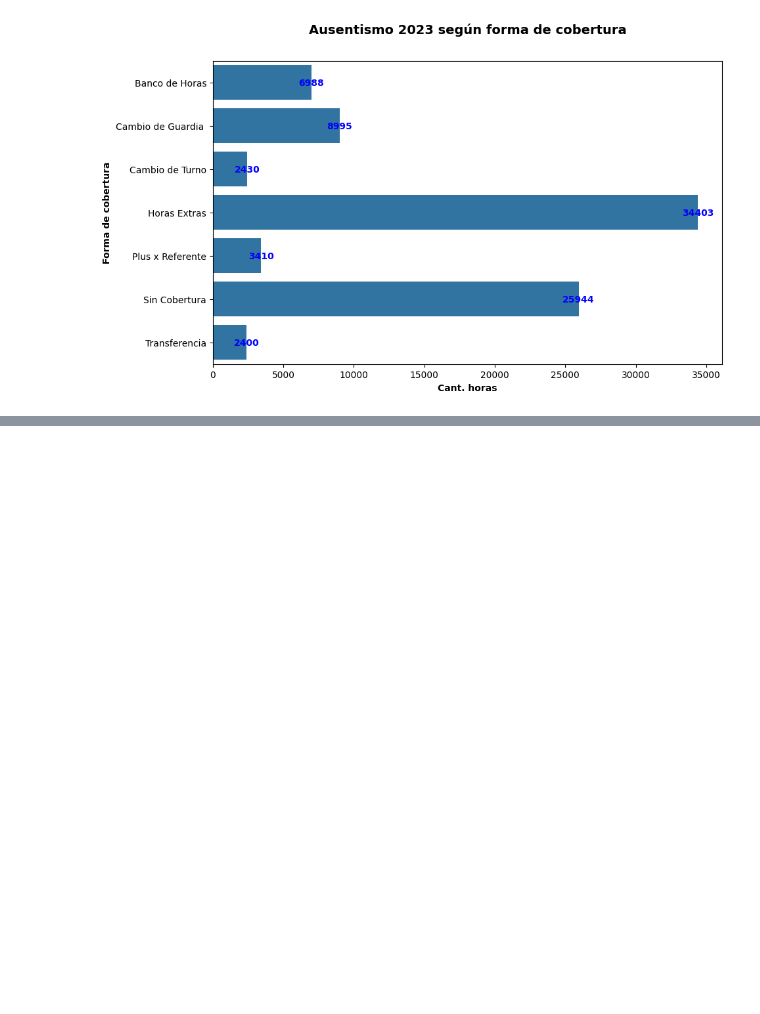
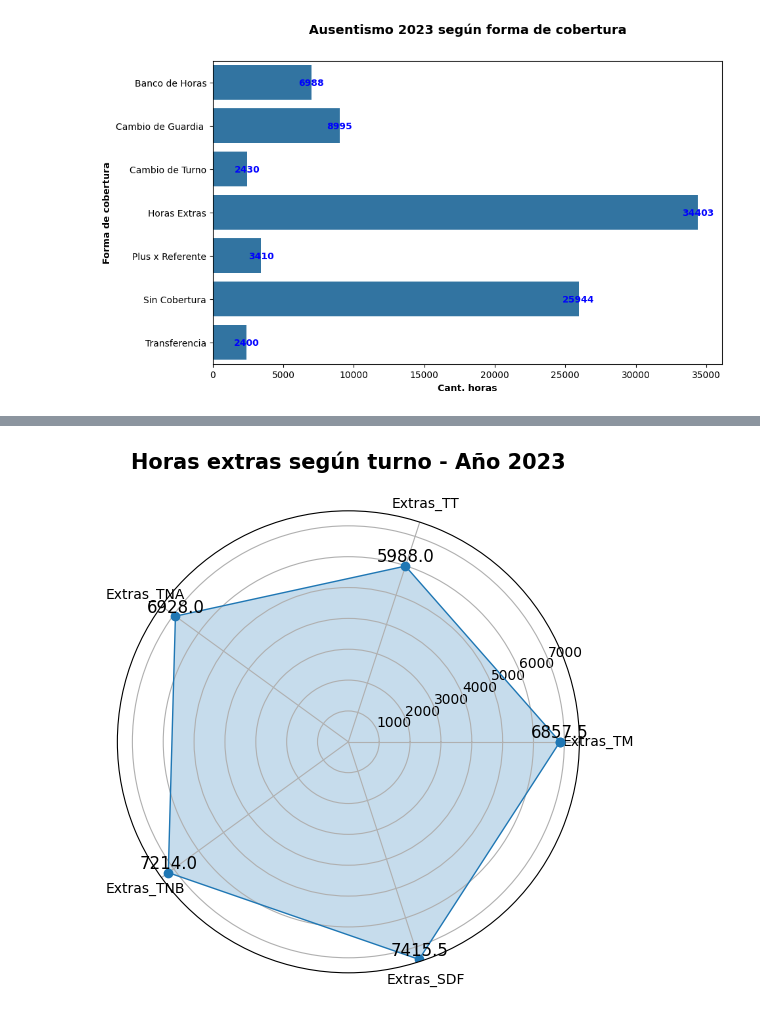
Before and after one commit to matisolica/Proyecto-final-DS1, a Jupyter notebook: pfDS1_version1.ipynb, the cells around one changed output, grey strips where cells are left out. Drawn from its saved outputs; the diff is of its cells as text; code cells hidden in the pictures; blank space fills up the shorter version.

Commit message:
primera entrega con pendientes

```diff
--- a/pfDS1_version1.ipynb
+++ b/pfDS1_version1.ipynb
@@ -81,0 +261,8 @@ plt.show()
+# %%
+#Creo el df joineando los ID para obtener los registros con la categoría del turno donde se generó cada ausente, y las horas contratadas filtradas por horas extras
+ID_registros_aus = df_aus_merged[['ID', 'Turno']]
+ID_registros_cob = df_cob_merged[['ID', 'FormaDeCobertura', 'Cant_Hs']]
+ID_merged = ID_registros_aus.merge(ID_registros_cob, on= 'ID')
+filtro_extras = ID_merged['FormaDeCobertura'] == 'Horas Extras'
+df_extras = ID_merged.loc[filtro_extras,:]
+df_extras.head()
@@ -81,0 +276,55 @@ plt.show()
+# %%
+# Defino las categorías
+categorias = ['Extras_TM', 'Extras_TT', 'Extras_TNA', 'Extras_TNB', 'Extras_SDF']
+
+# Filtro y calculo los totales por turno
+TMfiltro = df_extras['Turno'] == 'TM'
+Extras_TM = df_extras.loc[TMfiltro, 'Cant_Hs'].sum()
+
+TTfiltro = df_extras['Turno'] == 'TT'
+Extras_TT = df_extras.loc[TTfiltro, 'Cant_Hs'].sum()
+
+TNAfiltro = df_extras['Turno'] == 'TNA'
+Extras_TNA = df_extras.loc[TNAfiltro, 'Cant_Hs'].sum()
+
+TNBfiltro = df_extras['Turno'] == 'TNB'
+Extras_TNB = df_extras.loc[TNBfiltro, 'Cant_Hs'].sum()
+
+SDFfiltro = df_extras['Turno'] == 'SDF'
+Extras_SDF = df_extras.loc[SDFfiltro, 'Cant_Hs'].sum()
+
+# genero los valores
+valores = [Extras_TM, Extras_TT, Extras_TNA, Extras_TNB, Extras_SDF]
+
+# Creo los ángulos del radar
+n_categorias = len(categorias)
+angulos = np.linspace(0, 2 * np.pi, n_categorias, endpoint=False).tolist()
+angulos += angulos[:1]  # cerrar el gráfico
+
+# Agrego el primer valor al final para cerrar el gráfico
+valores += valores[:1]
+
+# Creo el gráfico radar
+radar = plt.figure(figsize=(6, 6))
+ax = plt.subplot(111, polar=True)
+
+# Dibujo los datos
+ax.plot(angulos, valores, 'o-', linewidth=1)
+ax.fill(angulos, valores, alpha=0.25)
+
+# Personalización de los ángulos y etiquetas en el eje radial
+ax.set_xticks(angulos[:-1])
+ax.set_xticklabels(categorias)
+
+# Agrego los valores en cada punto de las variables en el gráfico
+for i, valor in enumerate(valores[:-1]):  # Excluir el último valor repetido
+    angulo = angulos[i]
+    ax.text(angulo, valor + 0.3, str(valor), color='black', size=12,
+            horizontalalignment='center', verticalalignment='bottom')
+
+plt.title('Horas extras según turno - Año 2023',
+          fontsize=15, fontweight='bold', pad=30)
+
+plt.show()
+# %% [output]
+[figure, added]
```
Also changed, not shown: parts of 14 cells of this notebook.
